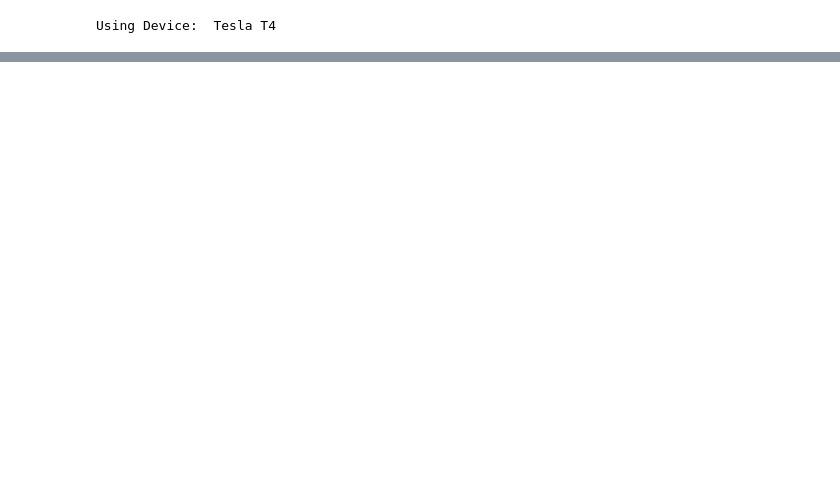
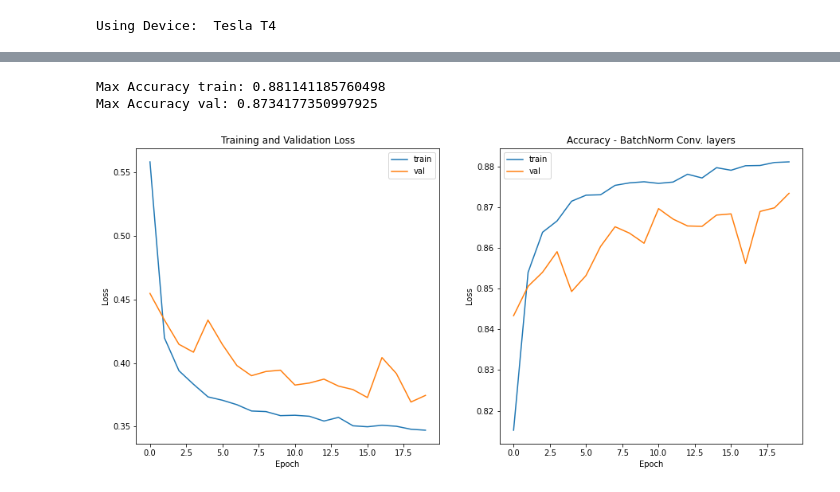
Before and after one commit to idanshef/DeepLearningCourse, a Jupyter notebook: HW1/HW1.ipynb, the cells around one changed output, grey strips where cells are left out. Saved outputs shown, nothing was run; the diff lists cells and outputs as text; code cells hidden in the pictures; blank space fills up the shorter version.

```diff
--- a/HW1/HW1.ipynb
+++ b/HW1/HW1.ipynb
@@ -16,8 +16,9 @@ def create_datasets(data_root):
     return trainset, testset
 
 trainset, testset = create_datasets("./data")
-train_loader = torch.utils.data.DataLoader(trainset, batch_size=64, shuffle=True, num_workers=4)
-test_loader = torch.utils.data.DataLoader(testset, batch_size=64, num_workers=4)
+batch_size = 128
+train_loader = torch.utils.data.DataLoader(trainset, batch_size=batch_size, shuffle=True, num_workers=4)
+test_loader = torch.utils.data.DataLoader(testset, batch_size=batch_size, num_workers=4)
 # %%
 class ConvBlock(torch.nn.Module):
     def __init__(self, in_channels, out_channels, kernel_size, stride, padding=0):
@@ -159,6 +149,12 @@ def train(net, train_loader, val_loader, num_epochs, loss_func, optimizer):
 # %%
-optimizer = torch.optim.SGD(net.parameters(), lr=0.01)
+net = LeNet5().to(device)
+# net = LeNet5(dropout=True).to(device)
+# net = LeNet5(batchnorm=True).to(device)
+
+optimizer = torch.optim.Adam(net.parameters())
+# optimizer = torch.optim.Adam(net.parameters(), weight_decay=1e-2)
+
 loss_func = torch.nn.CrossEntropyLoss()
-num_epochs = 10
-all_train_losses, all_val_losses, all_val_acc = train(net, train_loader, test_loader, num_epochs, loss_func, optimizer)
+num_epochs = 20
+all_train_losses, all_train_acc, all_val_losses, all_val_acc = train(net, train_loader, test_loader, num_epochs, loss_func, optimizer)
 # %% [output]
@@ -165,0 +178,30 @@ ValueError: ignored
+# %%
+train_losses = [sum(x) / len(x) for x in all_train_losses]
+train_acc = [sum(x) / len(x) for x in all_train_acc]
+val_losses = [sum(x) / len(x) for x in all_val_losses]
+val_acc = [sum(x) / len(x) for x in all_val_acc]
+
+print("Max Accuracy train:", max(train_acc).item())
+print("Max Accuracy val:", max(val_acc).item())
+
+plt.figure(figsize=(15, 15))
+plt.subplot(2, 2, 1)
+plt.plot(train_losses)
+plt.plot(val_losses)
+plt.legend(['train', 'val'])
+plt.xlabel("Epoch")
+plt.ylabel("Loss")
+plt.title("Training and Validation Loss")
+
+plt.subplot(2, 2, 2)
+plt.plot(train_acc)
+plt.plot(val_acc)
+plt.legend(['train', 'val'])
+plt.xlabel("Epoch")
+plt.ylabel("Loss")
+plt.title("Accuracy - BatchNorm Conv. layers")
+plt.show()
+# %% [output]
+Max Accuracy train: 0.881141185760498
+Max Accuracy val: 0.8734177350997925
+[figure, added]
```
Also changed, not shown: parts of 3 cells of this notebook, 1 other file.
